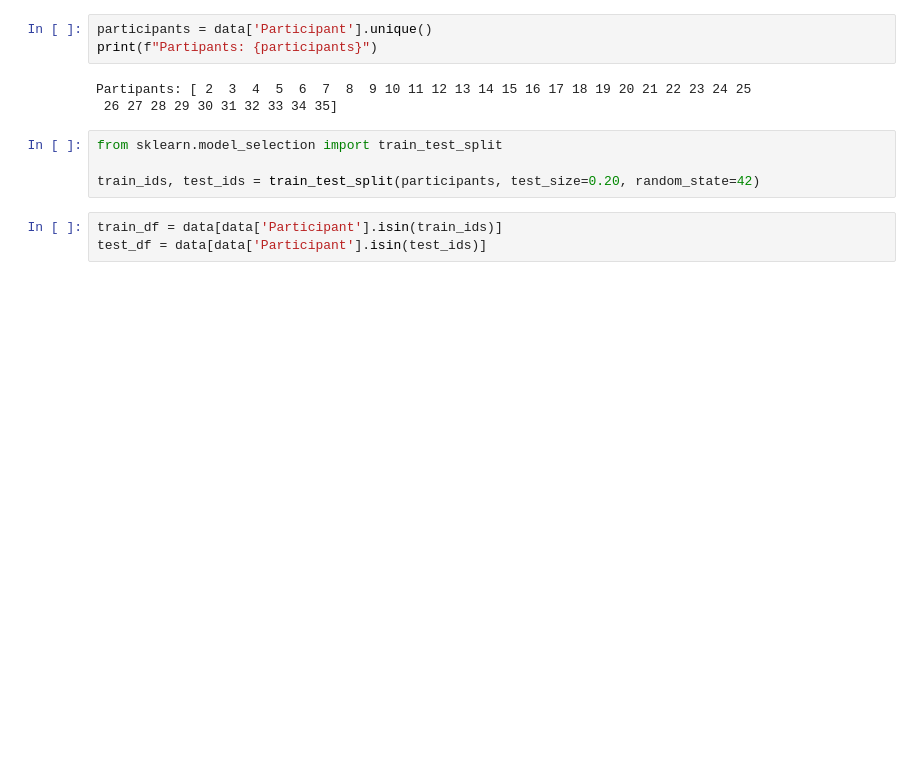
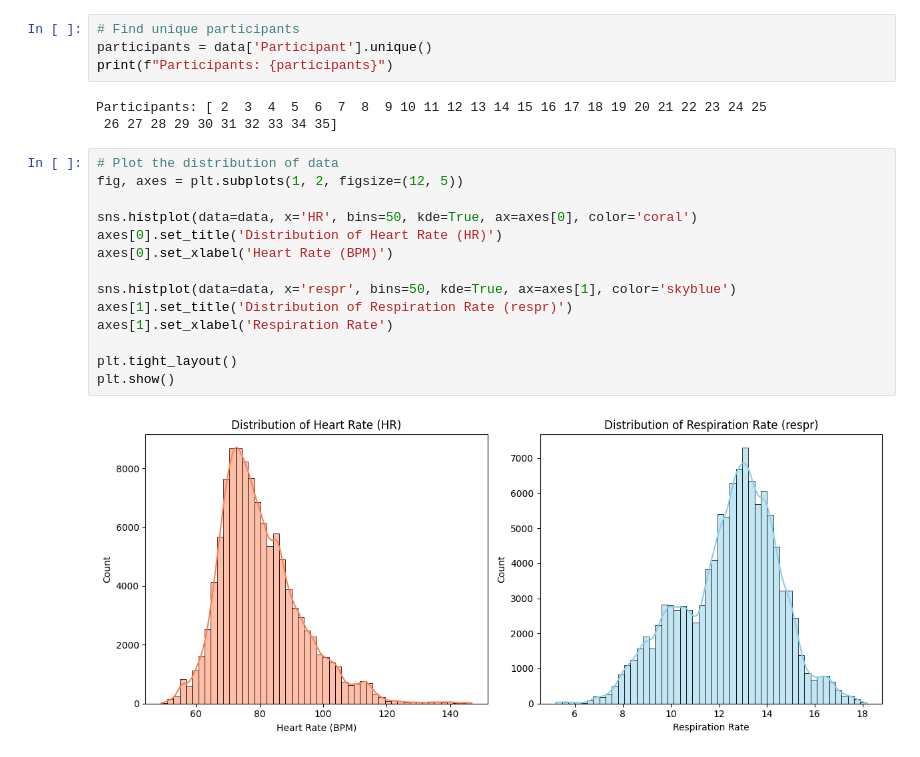
Before and after one commit to jackjulianhickey/machine_learning, a Jupyter notebook: assignment_01.ipynb, the cells around one changed output. Cells and saved outputs as stored; diff of their text form; blank space fills up the shorter version.

```diff
--- a/assignment_01.ipynb
+++ b/assignment_01.ipynb
@@ -54,13 +89,23 @@ Name: proportion, dtype: float64
 # %%
+# Find unique participants
 participants = data['Participant'].unique()
-print(f"Partipants: {participants}")
+print(f"Participants: {participants}")
 # %% [output]
-Partipants: [ 2  3  4  5  6  7  8  9 10 11 12 13 14 15 16 17 18 19 20 21 22 23 24 25
+Participants: [ 2  3  4  5  6  7  8  9 10 11 12 13 14 15 16 17 18 19 20 21 22 23 24 25
  26 27 28 29 30 31 32 33 34 35]
-# %%
-from sklearn.model_selection import train_test_split
-
-train_ids, test_ids = train_test_split(participants, test_size=0.20, random_state=42)
-# %%
-train_df = data[data['Participant'].isin(train_ids)]
-test_df = data[data['Participant'].isin(test_ids)]
+# %%
+# Plot the distribution of data
+fig, axes = plt.subplots(1, 2, figsize=(12, 5))
+
+sns.histplot(data=data, x='HR', bins=50, kde=True, ax=axes[0], color='coral')
+axes[0].set_title('Distribution of Heart Rate (HR)')
+axes[0].set_xlabel('Heart Rate (BPM)')
+
+sns.histplot(data=data, x='respr', bins=50, kde=True, ax=axes[1], color='skyblue')
+axes[1].set_title('Distribution of Respiration Rate (respr)')
+axes[1].set_xlabel('Respiration Rate')
+
+plt.tight_layout()
+plt.show()
+# %% [output]
+[figure, added]
```
Also changed, not shown: parts of 69 cells of this notebook.
